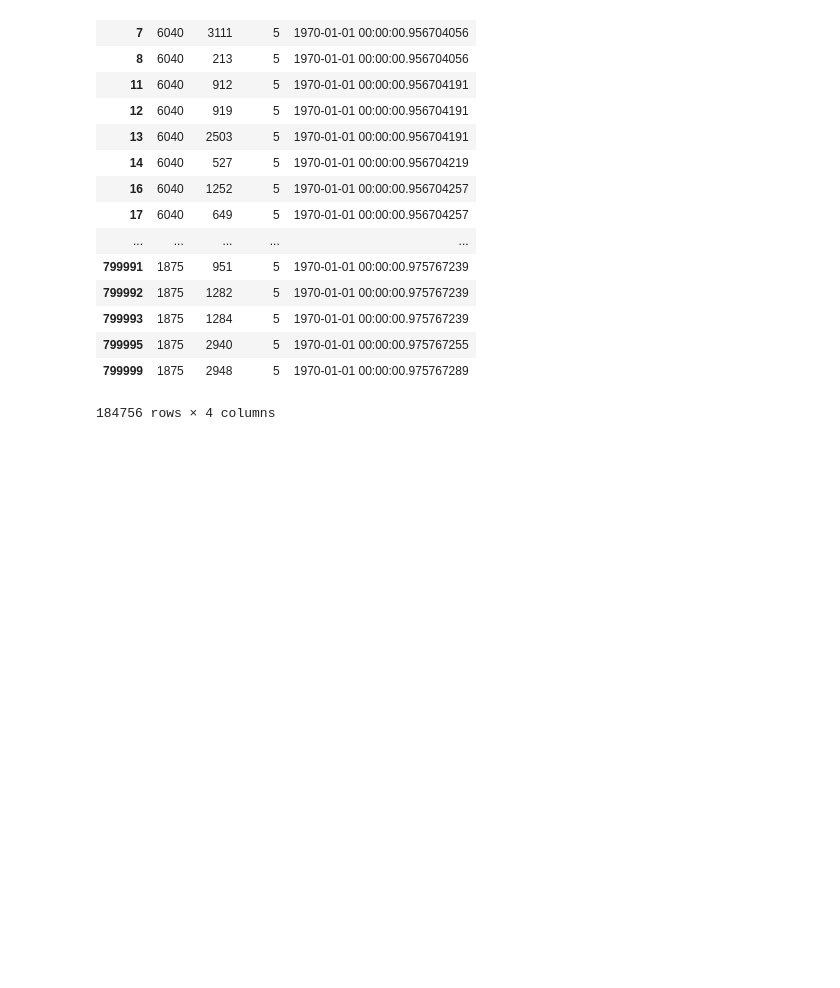
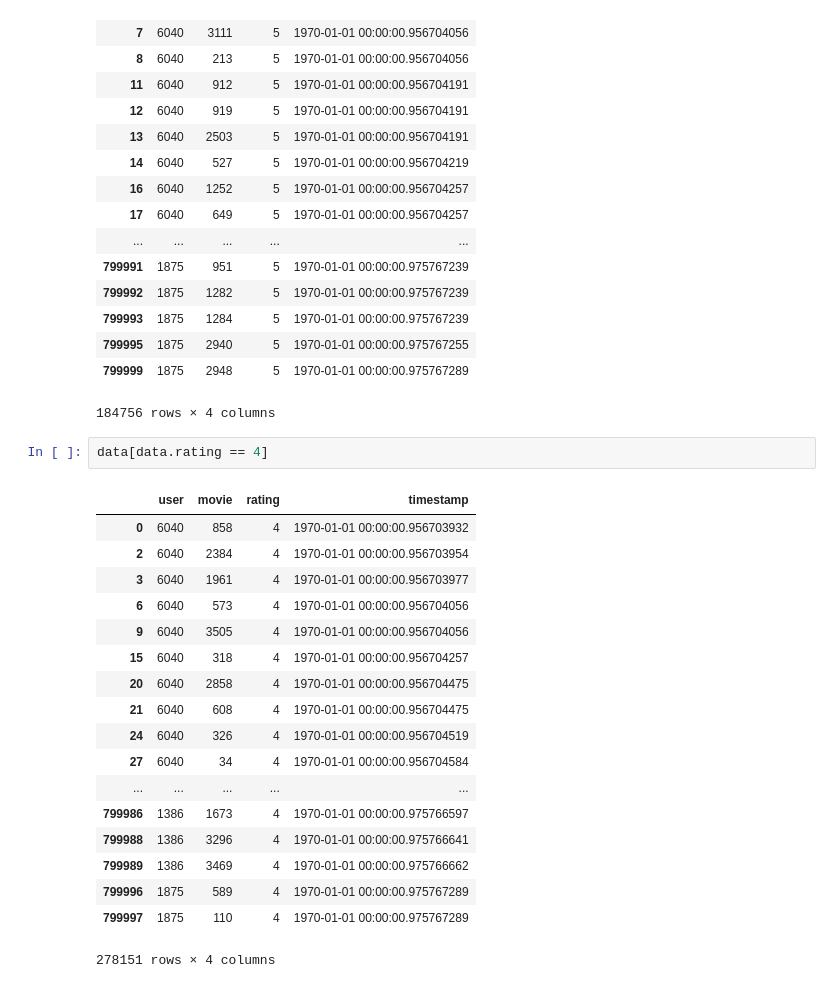
Before and after one commit to david-yang2/guess_my_ratings, a Jupyter notebook: EDA.ipynb, the cells around one changed output. Drawn from its saved outputs; the diff is of its cells as text; blank space fills up the shorter version.

Commit message:
users

```diff
--- a/EDA.ipynb
+++ b/EDA.ipynb
@@ -102,3 +102,24 @@ data[data.rating == 5]
 | 799995 | 1875 | 2940 | 5 | 1970-01-01 00:00:00.975767255 |
 | 799999 | 1875 | 2948 | 5 | 1970-01-01 00:00:00.975767289 |
 184756 rows × 4 columns
+# %%
+data[data.rating == 4]
+# %% [output]
+|  | user | movie | rating | timestamp |
+| 0 | 6040 | 858 | 4 | 1970-01-01 00:00:00.956703932 |
+| 2 | 6040 | 2384 | 4 | 1970-01-01 00:00:00.956703954 |
+| 3 | 6040 | 1961 | 4 | 1970-01-01 00:00:00.956703977 |
+| 6 | 6040 | 573 | 4 | 1970-01-01 00:00:00.956704056 |
+| 9 | 6040 | 3505 | 4 | 1970-01-01 00:00:00.956704056 |
+| 15 | 6040 | 318 | 4 | 1970-01-01 00:00:00.956704257 |
+| 20 | 6040 | 2858 | 4 | 1970-01-01 00:00:00.956704475 |
+| 21 | 6040 | 608 | 4 | 1970-01-01 00:00:00.956704475 |
+| 24 | 6040 | 326 | 4 | 1970-01-01 00:00:00.956704519 |
+| 27 | 6040 | 34 | 4 | 1970-01-01 00:00:00.956704584 |
+| ... | ... | ... | ... | ... |
+| 799986 | 1386 | 1673 | 4 | 1970-01-01 00:00:00.975766597 |
+| 799988 | 1386 | 3296 | 4 | 1970-01-01 00:00:00.975766641 |
+| 799989 | 1386 | 3469 | 4 | 1970-01-01 00:00:00.975766662 |
+| 799996 | 1875 | 589 | 4 | 1970-01-01 00:00:00.975767289 |
+| 799997 | 1875 | 110 | 4 | 1970-01-01 00:00:00.975767289 |
+278151 rows × 4 columns
```
Also changed, not shown: parts of 3 cells of this notebook.
